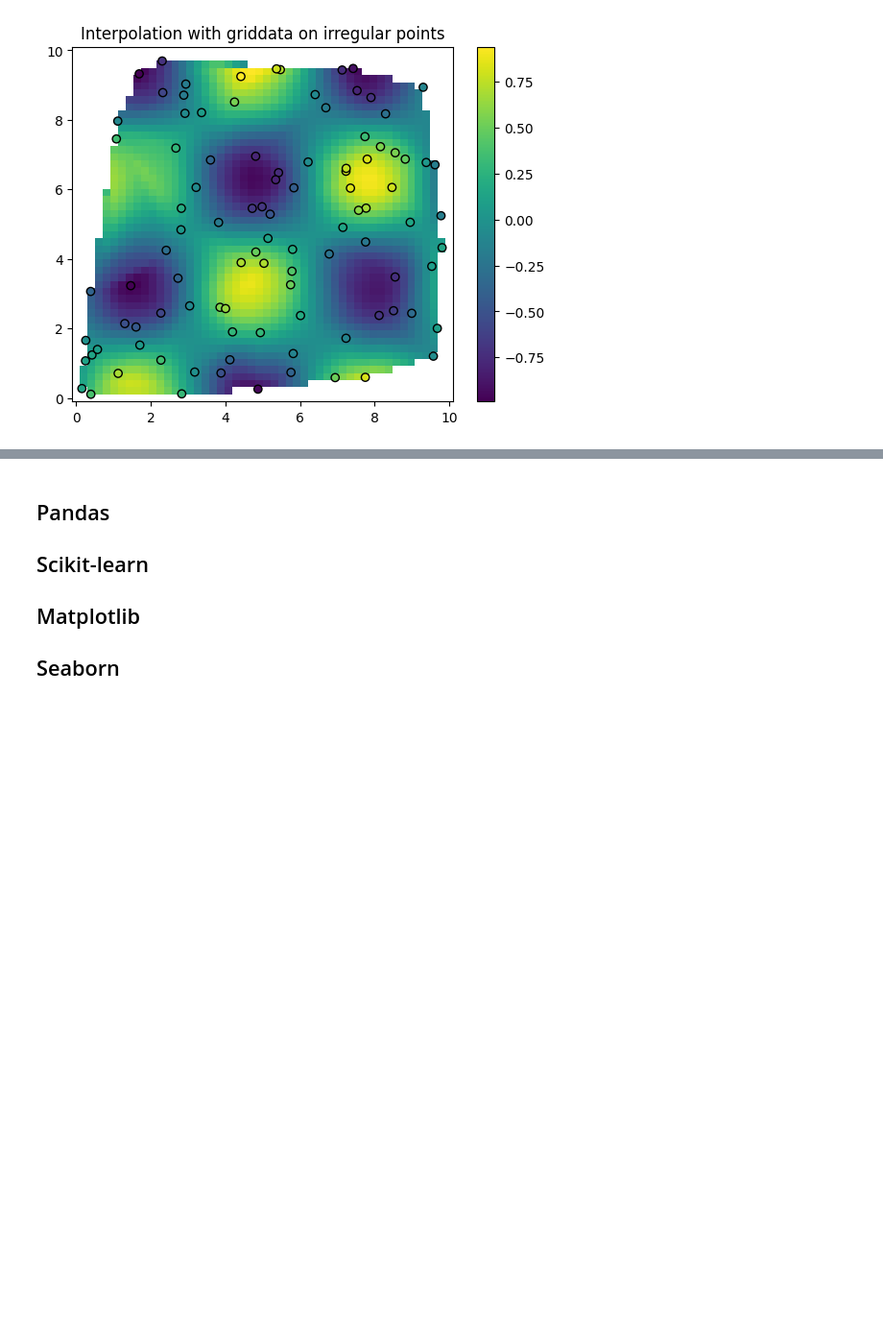
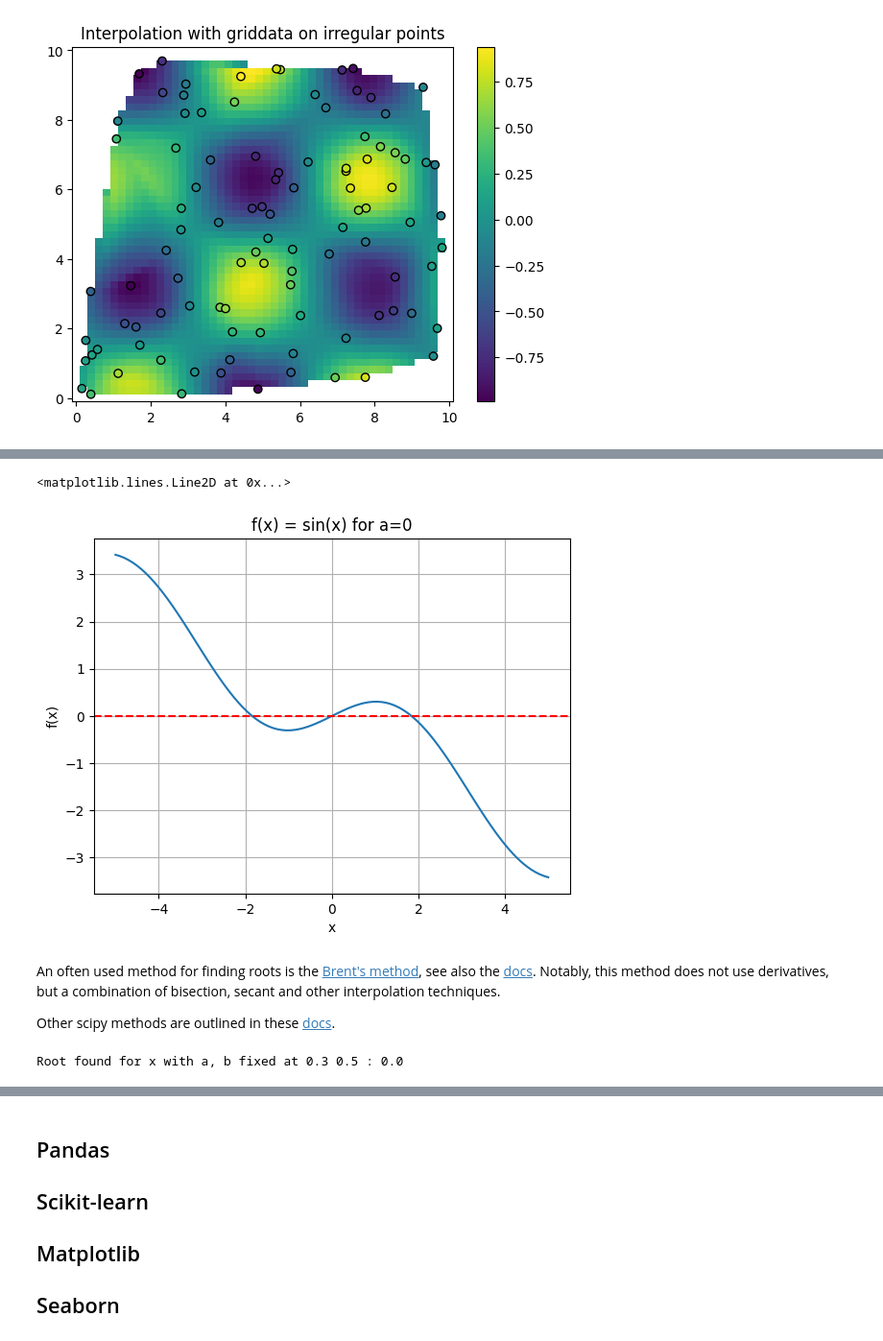
Before and after one commit to borisbolliet/ResearchComputing, a Jupyter notebook: docs/material/part11/notebook.ipynb, the cells around one changed output, grey strips where cells are left out. Shown at 96% size. Cells and saved outputs as stored; diff of their text form; code cells hidden in the pictures; blank space fills up the shorter version.

```diff
--- a/docs/material/part11/notebook.ipynb
+++ b/docs/material/part11/notebook.ipynb
@@ -658,0 +673,9 @@ This is one of the three pillars of the AI revolution we are witnessing. See [he
+# %%
+import numpy as np
+from scipy.optimize import minimize
+
+def f(x):
+    return (x - 2)**2 + 3
+
+result = minimize(f, x0=0)
+print("Minimum:", result.x)
@@ -658,0 +697,44 @@ This is one of the three pillars of the AI revolution we are witnessing. See [he
+# %%
+
+# Define a single-variable function with y fixed
+def f(x, a, b):
+    return np.sin(x) * np.cos(a) - b*x
+
+
+# Create a grid of x values
+x = np.linspace(-5, 5, 100)
+
+# Evaluate f for a=0.3, b=0.5
+y = f(x, 0.3, 0.5)
+
+# Plot
+plt.figure()
+plt.plot(x, y)
+plt.grid(True)
+plt.xlabel('x')
+plt.ylabel('f(x)')
+plt.title('f(x) = sin(x) for a=0')
+plt.axhline(y=0, color='r', linestyle='--')
+# %% [output]
+<matplotlib.lines.Line2D at 0x...>
+[figure, added]
+# %% [markdown]
+An often used method for finding roots is the [Brent's method](https://en.wikipedia.org/wiki/Brent%27s_method), see also
+the [docs](https://docs.scipy.org/doc/scipy/reference/generated/scipy.optimize.brentq.html). Notably, this method does not use derivatives, but a combination of bisection, secant and other interpolation techniques.
+
+
+Other scipy methods are outlined in these [docs](https://docs.scipy.org/doc/scipy/reference/generated/scipy.optimize.root.html).
+# %%
+import scipy
+
+# Set the value of a, b to fix
+a=0.3
+b=0.5
+
+# Use brentq to find the root of f with respect to x for the fixed a, b
+# Provide an interval [a, b] where f(x, a, b) changes sign
+x_root = scipy.optimize.brentq(f, -4, 4, args=(a,b))
+
+print("Root found for x with a, b fixed at", a, b, ":", x_root)
+# %% [output]
+Root found for x with a, b fixed at 0.3 0.5 : 0.0
```
Also changed, not shown: parts of 25 cells of this notebook, 1 other file.
